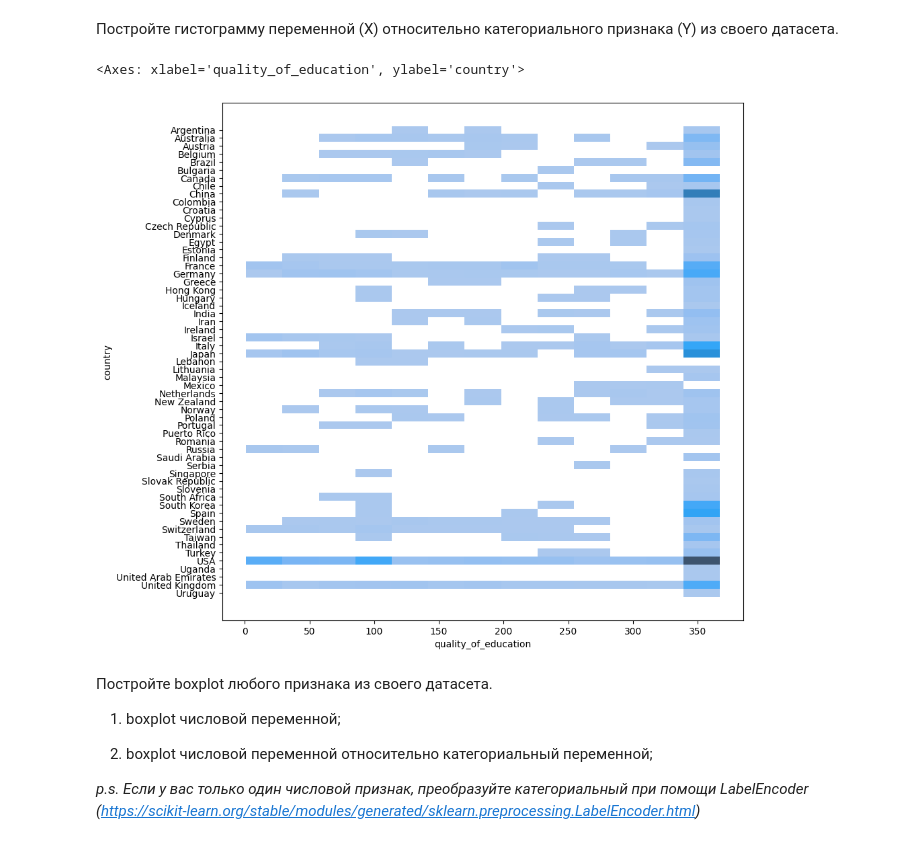
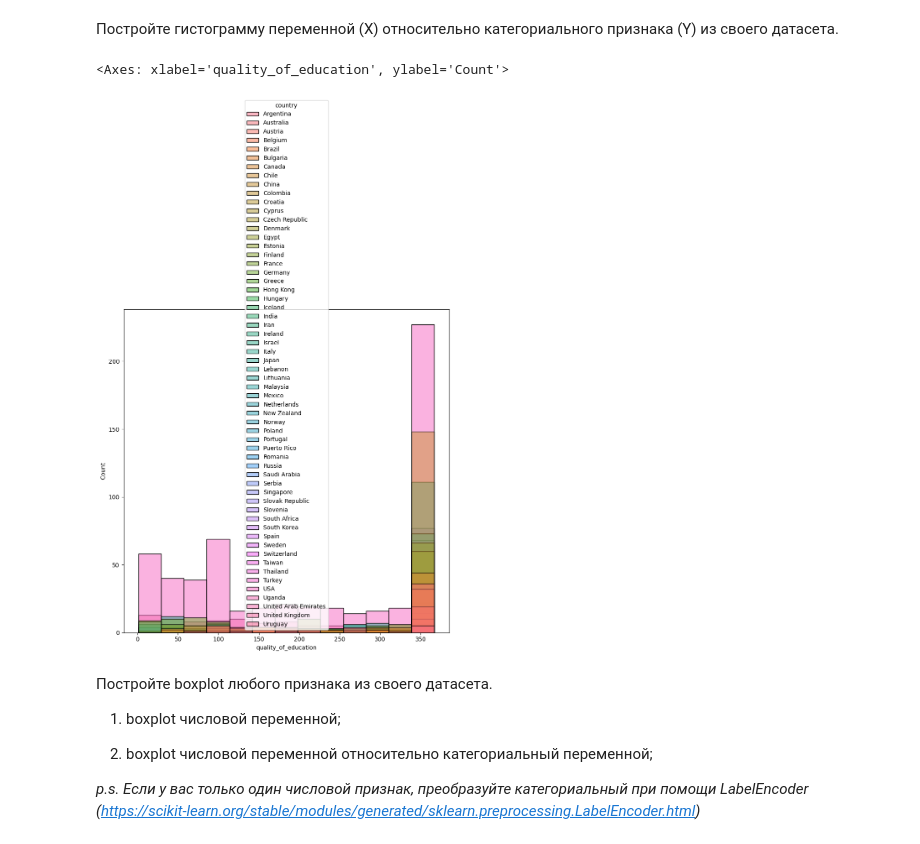
Before and after one commit to chashcha/machine-learning, a Jupyter notebook: Задание_2_ch.ipynb, the cells around one changed output. Cells and saved outputs as stored; diff of their text form; code cells hidden in the pictures.

```diff
--- a/Задание_2_ch.ipynb
+++ b/Задание_2_ch.ipynb
@@ -196,12 +196,12 @@ Example: видим, что среднее и отклонение различ
  Постройте гистограмму переменной (X) относительно категориального признака (Y) из своего датасета.
 # %%
 plt.figure(figsize=(10, 10))
-sns.histplot(data=df, x="quality_of_education", y="country")
-#sns.histplot(data=df, x="quality_of_education", hue="country")
+#sns.histplot(data=df, x="quality_of_education", y="country")
+sns.histplot(data=df, x="quality_of_education", hue="country")
 #sns.scatterplot(data=df, x="quality_of_education", y="country")
 # %% [output]
-<Axes: xlabel='quality_of_education', ylabel='country'>
+<Axes: xlabel='quality_of_education', ylabel='Count'>
-[figure, old version]
+[figure, new version]
 # %% [markdown]
 Постройте boxplot любого признака из своего датасета.
 
```
Also changed, not shown: parts of 4 cells of this notebook.
